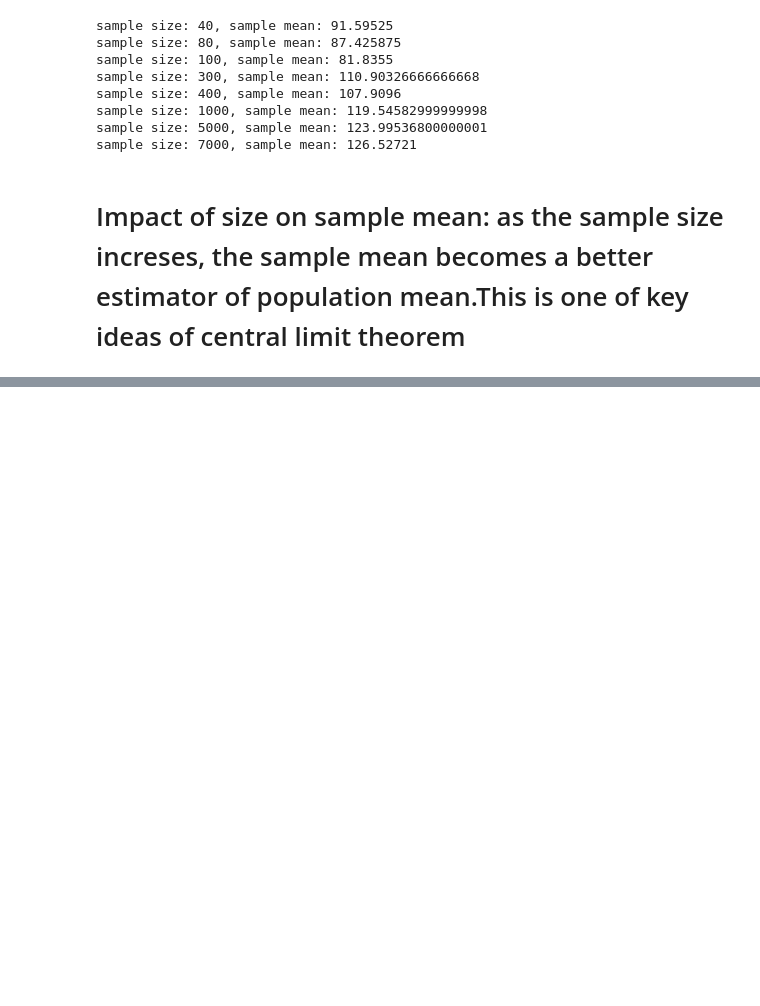
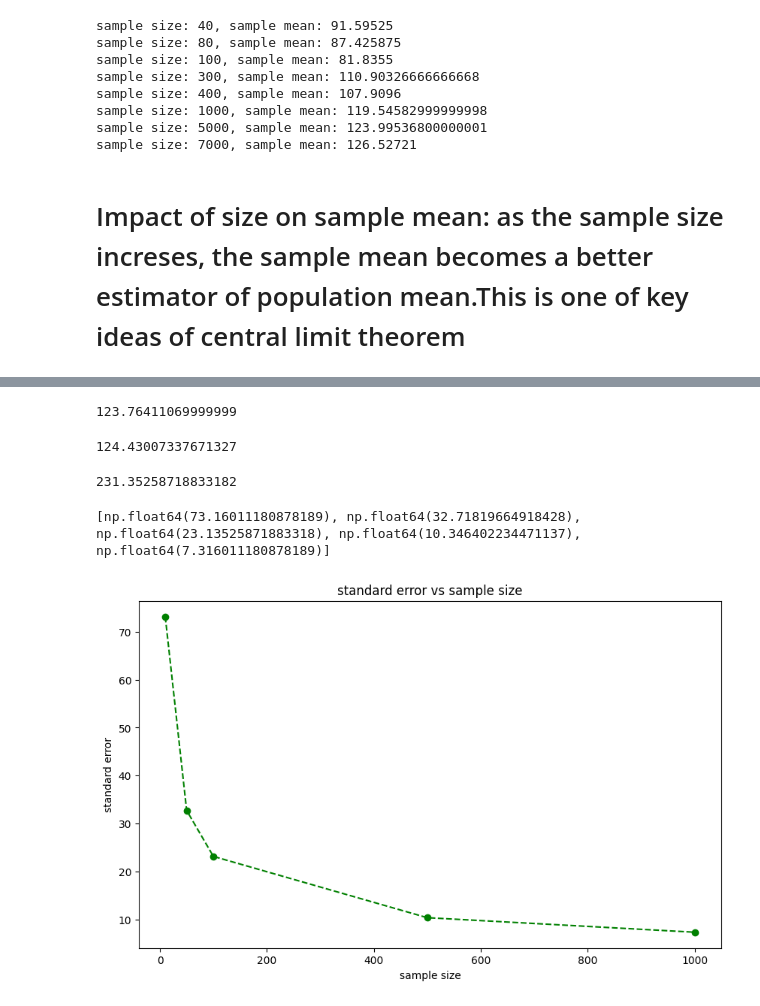
Before and after one commit to rohhitrz/fsds, a Jupyter notebook: statistics/CLT.ipynb, the cells around one changed output, grey strips where cells are left out. Saved outputs shown, nothing was run; the diff lists cells and outputs as text; code cells hidden in the pictures; blank space fills up the shorter version.

```diff
--- a/statistics/CLT.ipynb
+++ b/statistics/CLT.ipynb
@@ -9,0 +7,3 @@ data.head()
+# %%
+data=pd.read_excel('./fraud_data_lyst1751134022071.xlsx')
+data.head()
@@ -79,0 +113,29 @@ visualize_clt(data['amt'],sample_size=500,num_samples=1000)
+# %%
+sample_means_distribution_mean=np.mean(sample_means_distribution)
+print(sample_means_distribution_mean)
+# %% [output]
+123.76411069999999
+# %%
+print(population_mean)
+# %% [output]
+124.43007337671327
+# %%
+population_sd=data['amt'].std()
+print(population_sd)
+# %% [output]
+231.35258718833182
+# %%
+sample_sizes=[10,50,100,500,1000]
+standard_errors=[population_sd/np.sqrt(sample_size) for sample_size in sample_sizes]
+print(standard_errors)
+# %% [output]
+[np.float64(73.16011180878189), np.float64(32.71819664918428), np.float64(23.13525871883318), np.float64(10.346402234471137), np.float64(7.316011180878189)]
+# %%
+plt.figure(figsize=(10,6))
+plt.plot(sample_sizes,standard_errors,marker='o',linestyle='--', color='green')
+plt.title('standard error vs sample size')
+plt.xlabel('sample size')
+plt.ylabel('standard error')
+plt.show()
+# %% [output]
+[figure, added]
```
Also changed, not shown: parts of 5 cells of this notebook, 1 other file.
